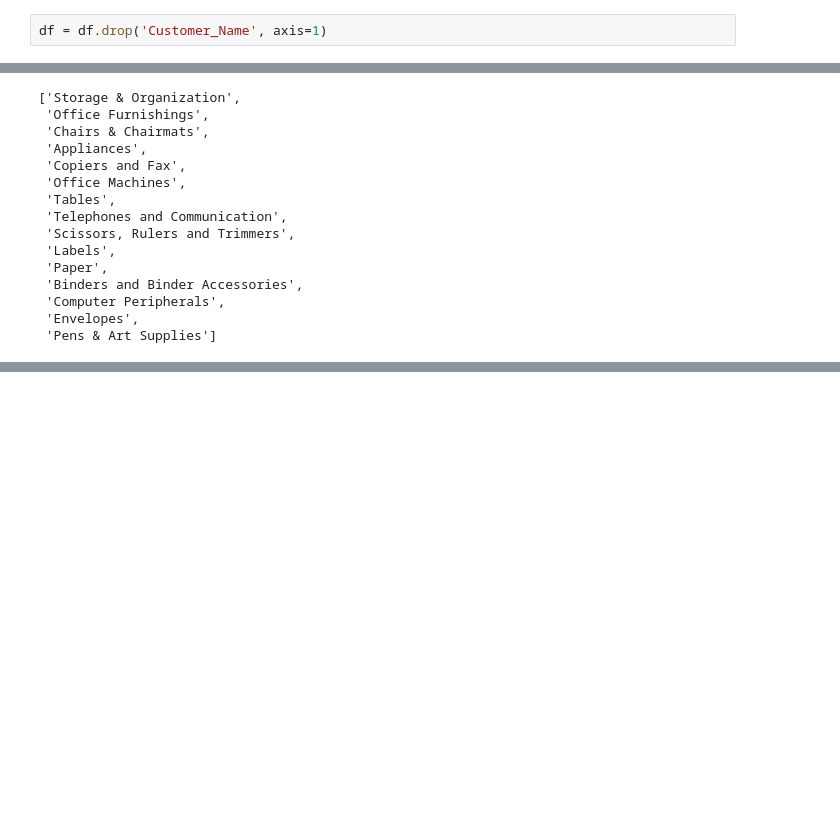
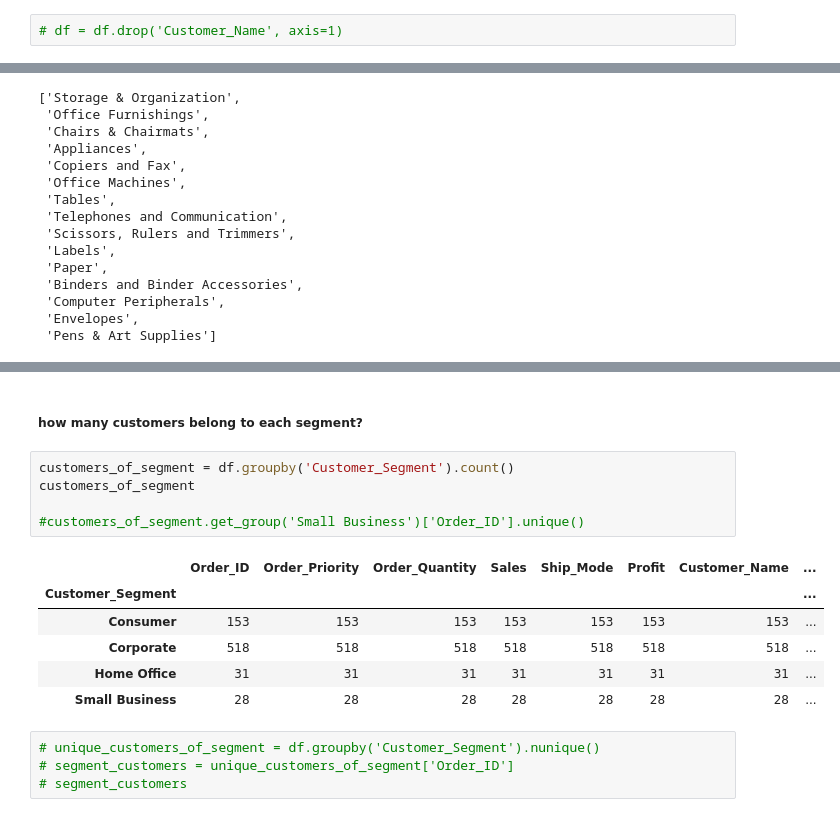
Before and after one commit to Amrane20/Sales_Analysis, a Jupyter notebook: data_cleaning.ipynb, the cells around one changed output, grey strips where cells are left out. Drawn from its saved outputs; the diff is of its cells as text; blank space fills up the shorter version.

```diff
--- a/data_cleaning.ipynb
+++ b/data_cleaning.ipynb
@@ -76,2 +76,2 @@ Index(['Order_ID', 'Order_Priority', 'Order_Quantity', 'Sales', 'Ship_Mode',
 # %%
-df = df.drop('Customer_Name', axis=1)
+# df = df.drop('Customer_Name', axis=1)
@@ -175,0 +327,18 @@ sup_products
+# %% [markdown]
+##### how many customers belong to each segment?
+# %%
+customers_of_segment = df.groupby('Customer_Segment').count()
+customers_of_segment
+
+#customers_of_segment.get_group('Small Business')['Order_ID'].unique()
+# %% [output]
+|  | Order_ID | Order_Priority | Order_Quantity | Sales | Ship_Mode | Profit | Customer_Name | ... |
+| Customer_Segment |  |  |  |  |  |  |  | ... |
+| Consumer | 153 | 153 | 153 | 153 | 153 | 153 | 153 | ... |
+| Corporate | 518 | 518 | 518 | 518 | 518 | 518 | 518 | ... |
+| Home Office | 31 | 31 | 31 | 31 | 31 | 31 | 31 | ... |
+| Small Business | 28 | 28 | 28 | 28 | 28 | 28 | 28 | ... |
+# %%
+# unique_customers_of_segment = df.groupby('Customer_Segment').nunique()
+# segment_customers = unique_customers_of_segment['Order_ID']
+# segment_customers
```
Also changed, not shown: parts of 24 cells of this notebook.
